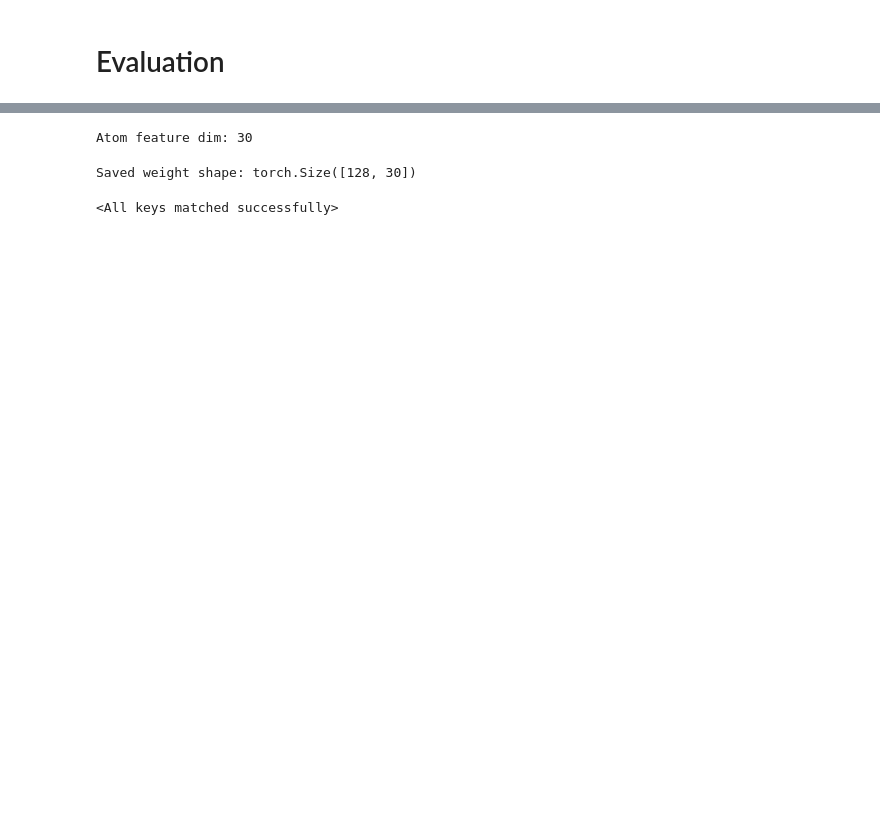
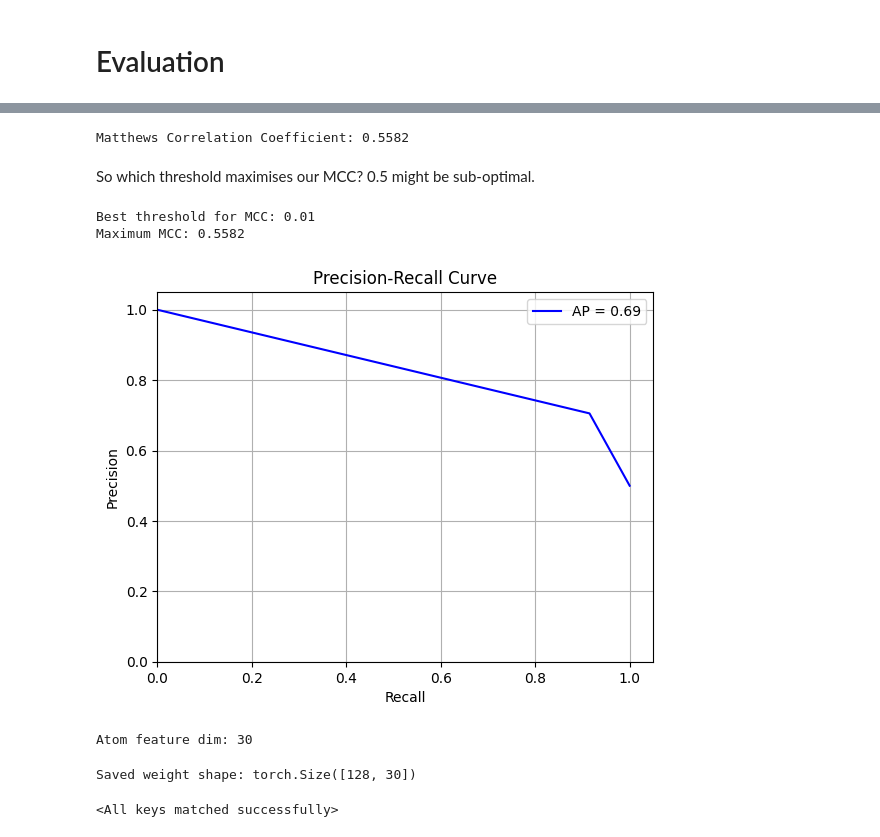
Before and after one commit to coreytaylorcompchem/comp_chem, a Jupyter notebook: ml/adme_models/herg/2025-08-08_ml_hERG.ipynb, the cells around one changed output, grey strips where cells are left out. Cells and saved outputs as stored; diff of their text form; code cells hidden in the pictures; blank space fills up the shorter version.

```diff
--- a/ml/adme_models/herg/2025-08-08_ml_hERG.ipynb
+++ b/ml/adme_models/herg/2025-08-08_ml_hERG.ipynb
@@ -458 +433,66 @@ weighted avg       0.76      0.73      0.73      2000
+# %%
+from sklearn.metrics import matthews_corrcoef
+
+mcc = matthews_corrcoef(y_true, y_pred)
+
+print(f"Matthews Correlation Coefficient: {mcc:.4f}")
+# %% [output]
+Matthews Correlation Coefficient: 0.5582
+# %% [markdown]
+So which threshold maximises our MCC? 0.5 might be sub-optimal.
+# %%
+def find_best_mcc_threshold(y_true, y_probs):
+    """
+    Finds the threshold that maximizes the Matthews Correlation Coefficient (MCC).
+
+    Args:
+        y_true (array-like): Ground truth binary labels (0 or 1).
+        y_probs (array-like): Predicted probabilities for the positive class.
+
+    Returns:
+        best_threshold (float): Threshold that gives the highest MCC.
+        best_mcc (float): The highest MCC score.
+    """
+    thresholds = np.linspace(0, 1, 101)  # From 0.00 to 1.00
+    best_mcc = -1.0
+    best_threshold = 0.5
+
+    for t in thresholds:
+        y_pred = (y_probs >= t).astype(int)
+        mcc = matthews_corrcoef(y_true, y_pred)
+        if mcc > best_mcc:
+            best_mcc = mcc
+            best_threshold = t
+
+    return best_threshold, best_mcc
+
+# Example usage:
+
+best_thresh, best_mcc = find_best_mcc_threshold(y_true, y_pred)
+
+print(f"Best threshold for MCC: {best_thresh:.2f}")
+print(f"Maximum MCC: {best_mcc:.4f}")
+# %% [output]
+Best threshold for MCC: 0.01
+Maximum MCC: 0.5582
+# %%
+from sklearn.metrics import precision_recall_curve, average_precision_score
+
+# Calculate precision-recall curve
+precision, recall, thresholds = precision_recall_curve(y_true, y_pred)
+avg_precision = average_precision_score(y_true, y_pred)
+
+# Plot the PR curve
+plt.figure()
+plt.plot(recall, precision, label=f'AP = {avg_precision:.2f}', color='blue')
+plt.xlabel('Recall')
+plt.ylabel('Precision')
+plt.title('Precision-Recall Curve')
+plt.grid(True)
+plt.legend()
+plt.xlim([0.0, 1.05])
+plt.ylim([0.0, 1.05])
+plt.show()
+# %% [output]
+[figure, added]
 # %%
```
Also changed, not shown: parts of 9 cells of this notebook, 18 other files.
